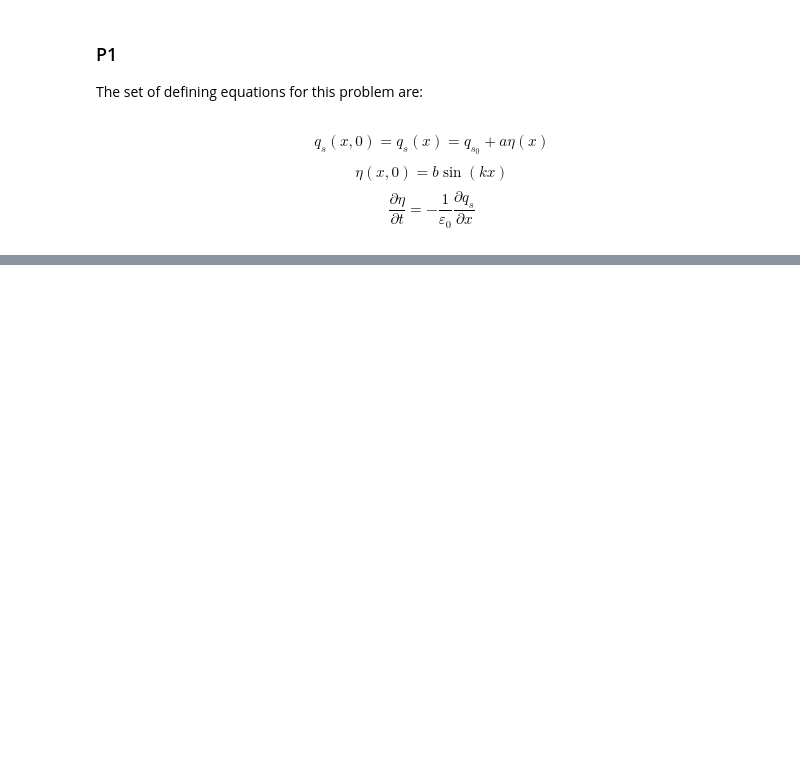
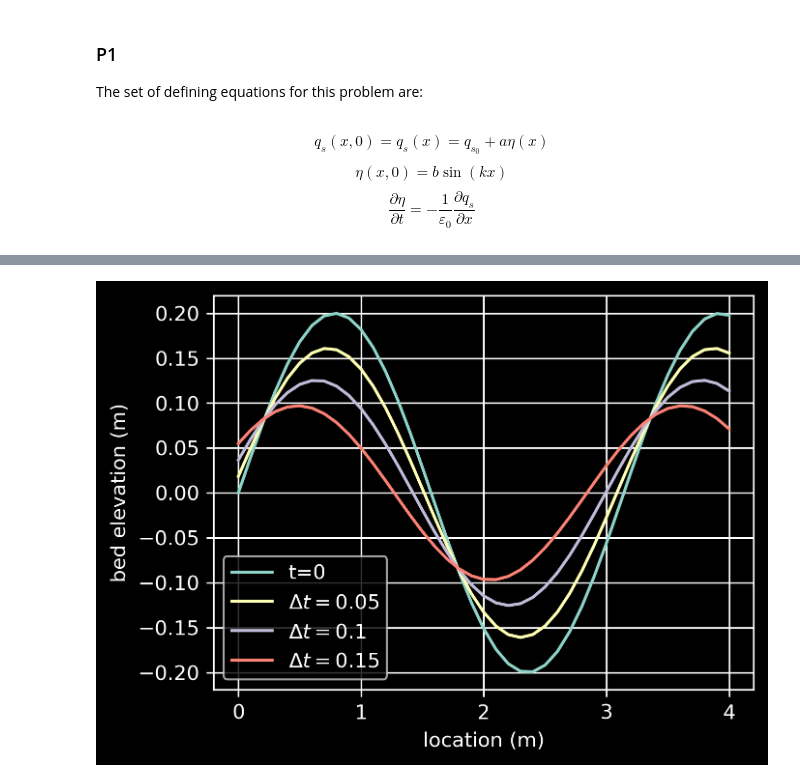
Before and after one commit to isamarcortes/Depositional_Mechanics, a Jupyter notebook: PS1.ipynb, the cells around one changed output, grey strips where cells are left out. Drawn from its saved outputs; the diff is of its cells as text; code cells hidden in the pictures; blank space fills up the shorter version.

```diff
--- a/PS1.ipynb
+++ b/PS1.ipynb
@@ -26,0 +113,31 @@ $$
+# %%
+#sediment flow parameters
+q0=0.22; a=1.1;
+#bed shape parameters
+b=0.2; k=2.0; l=1; eps=0.5; #bed porosity not given so I'll assume 0.5
+#space domain
+xdelta=0.1;
+start=0.0; end=4.0;
+x=np.arange(start, end+xdelta,xdelta)
+#time domain
+tdelta=[0.05,0.1,0.15]
+# %%
+#setup
+n=[];
+fig, ax= plt.subplots(figsize=[4.8, 3.6],dpi=300);
+plt.style.use("dark_background");
+# initial conditions plot
+n.append(b*np.sin(k*(x)));
+ax.plot(x,n[0],label="t=0");
+# different time delta plots
+for i in range(len(tdelta)):
+    n.append( b*np.sin(k*(x))-tdelta[i]*(a*b*k/eps)*np.cos(k*(x-l)) );
+    ax.plot(x,n[i+1],label="$\Delta t=$"+str(tdelta[i]));
+# style of the plot
+ax.set_xlabel("location (m)");
+ax.set_ylabel("bed elevation (m)");
+ax.legend();
+ax.grid(True);
+plt.show();
+# %% [output]
+[figure, added]
```
Also changed, not shown: parts of 15 cells of this notebook, 2 other files.
